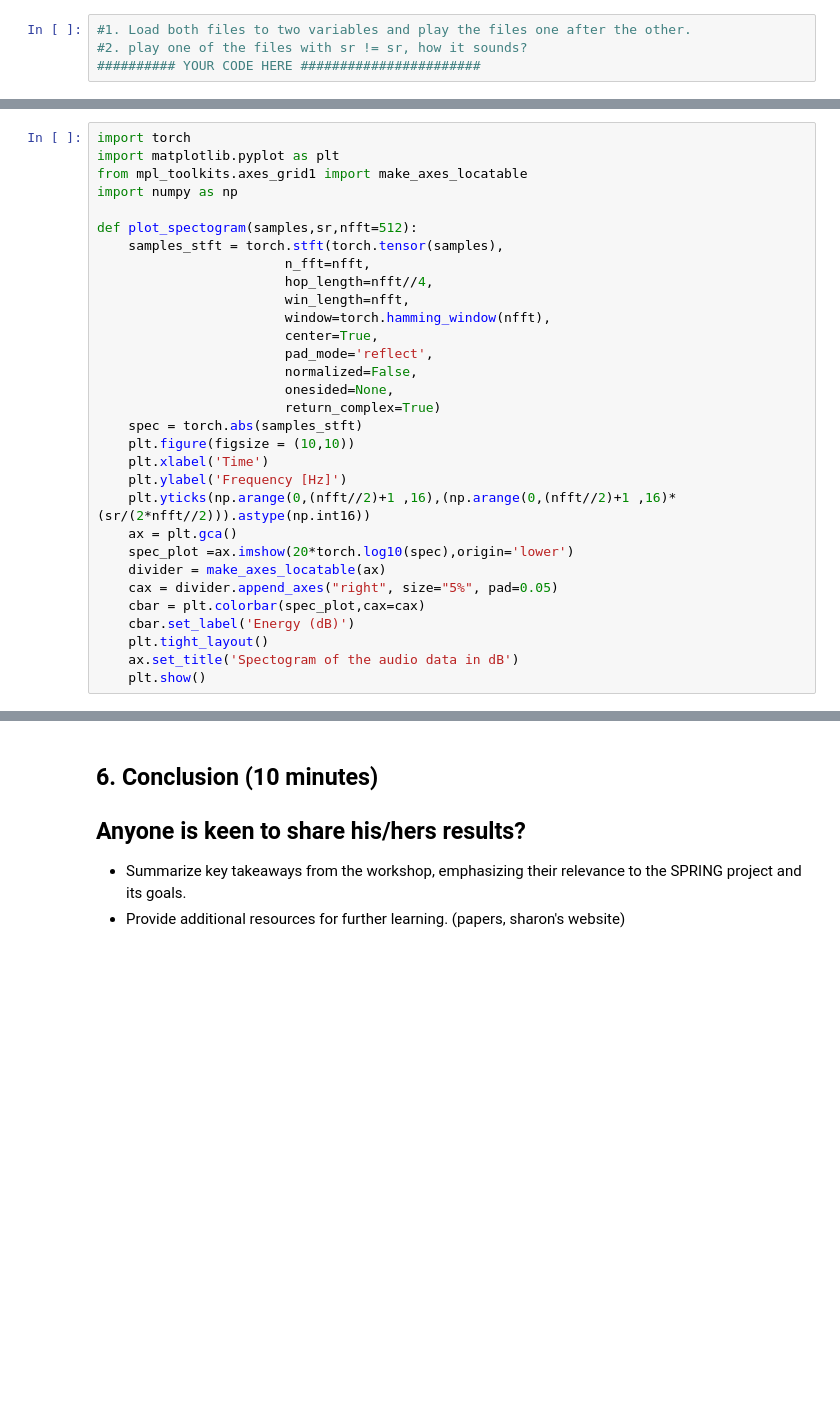
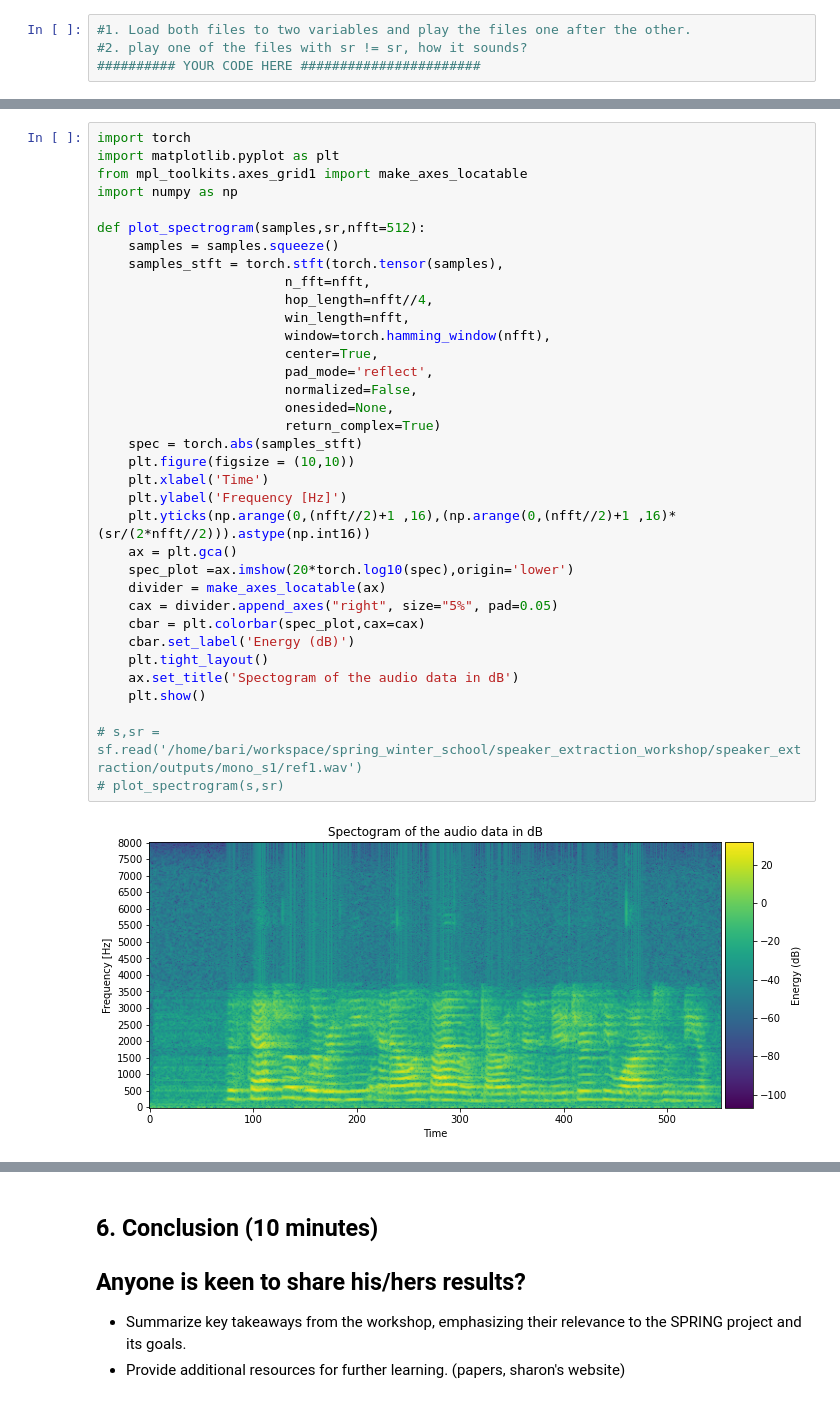
Before and after one commit to Acoustic-Lab-BIU/speaker_extraction_workshop, a Jupyter notebook: workshop.ipynb, the cells around one changed output, grey strips where cells are left out. Saved outputs shown, nothing was run; the diff lists cells and outputs as text; blank space fills up the shorter version.

```diff
--- a/workshop.ipynb
+++ b/workshop.ipynb
@@ -171,32 +185,38 @@ The spectogram is used as an input to a lot of seep learning algorithems for aud
 # %%
 import torch
 import matplotlib.pyplot as plt
 from mpl_toolkits.axes_grid1 import make_axes_locatable
 import numpy as np
 
-def plot_spectogram(samples,sr,nfft=512):
+def plot_spectrogram(samples,sr,nfft=512):
+    samples = samples.squeeze()
     samples_stft = torch.stft(torch.tensor(samples),
                         n_fft=nfft,
                         hop_length=nfft//4,
                         win_length=nfft,
                         window=torch.hamming_window(nfft),
                         center=True,
                         pad_mode='reflect',
                         normalized=False,
                         onesided=None,
                         return_complex=True)
     spec = torch.abs(samples_stft)
     plt.figure(figsize = (10,10))
     plt.xlabel('Time')
     plt.ylabel('Frequency [Hz]')
     plt.yticks(np.arange(0,(nfft//2)+1 ,16),(np.arange(0,(nfft//2)+1 ,16)*(sr/(2*nfft//2))).astype(np.int16))
     ax = plt.gca()
     spec_plot =ax.imshow(20*torch.log10(spec),origin='lower')
     divider = make_axes_locatable(ax)
     cax = divider.append_axes("right", size="5%", pad=0.05)
     cbar = plt.colorbar(spec_plot,cax=cax)
     cbar.set_label('Energy (dB)')
     plt.tight_layout()
     ax.set_title('Spectogram of the audio data in dB')
     plt.show()
+
+# s,sr = sf.read('/home/bari/workspace/spring_winter_school/speaker_extraction_workshop/speaker_extraction/outputs/mono_s1/ref1.wav')
+# plot_spectrogram(s,sr)
+# %% [output]
+[figure, added]
 # %%
```
Also changed, not shown: parts of 21 cells of this notebook, 3 other files.
